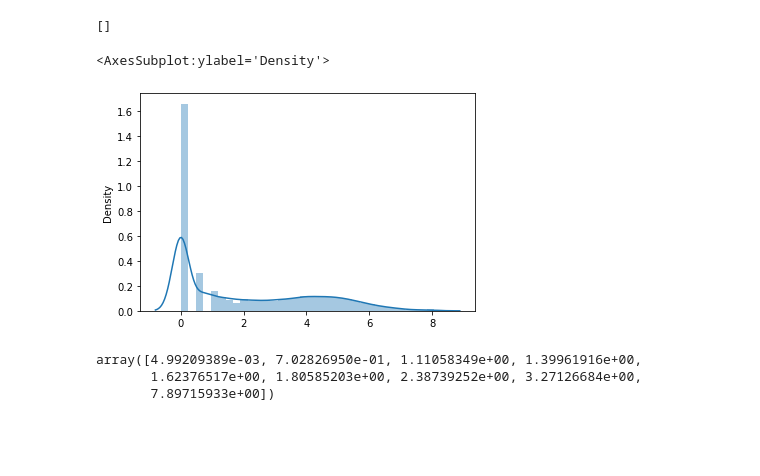
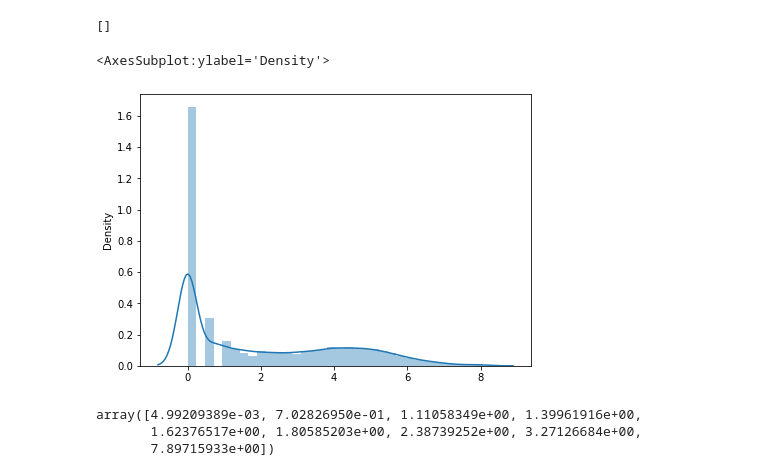
Before and after one commit to ZAEDPolSl/pyFUNCellA, a Jupyter notebook: filter_dataset.ipynb, the cells around one changed output. Drawn from its saved outputs; the diff is of its cells as text; code cells hidden in the pictures; blank space fills up the shorter version.

```diff
--- a/filter_dataset.ipynb
+++ b/filter_dataset.ipynb
@@ -18,10 +18,11 @@ data.columns[data.isna().any()].tolist()
 x = np.count_nonzero(data, axis=1)
 x = np.log(x+np.full(x.shape,1))
 # %%
+plt.figure(figsize=(7,5))
 sns.distplot(x)
 # %% [output]
 <AxesSubplot:ylabel='Density'>
-[figure, old version]
+[figure, new version]
 # %%
 find_thresholds(x, max_components=10)
 # %% [output]
```
Also changed, not shown: 4 other files.
